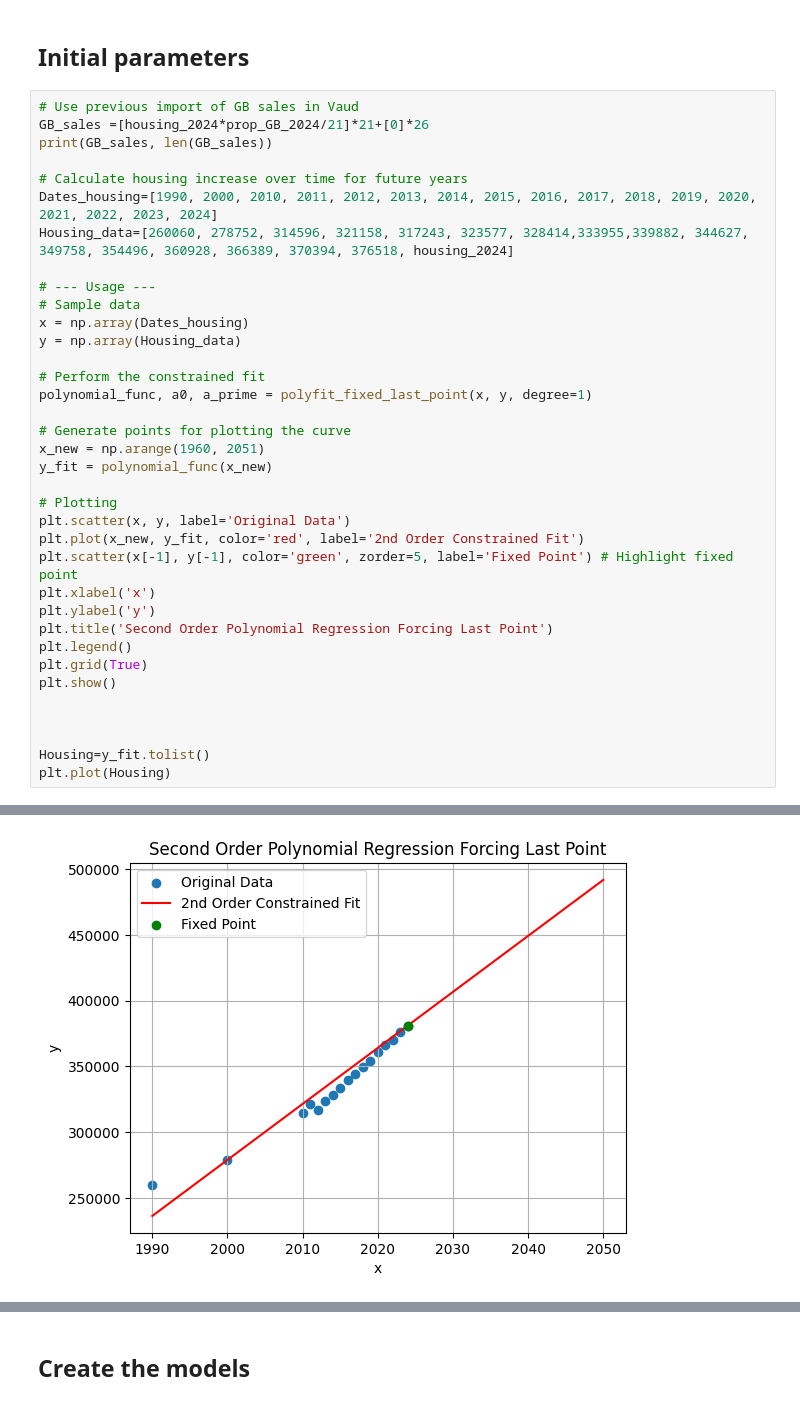
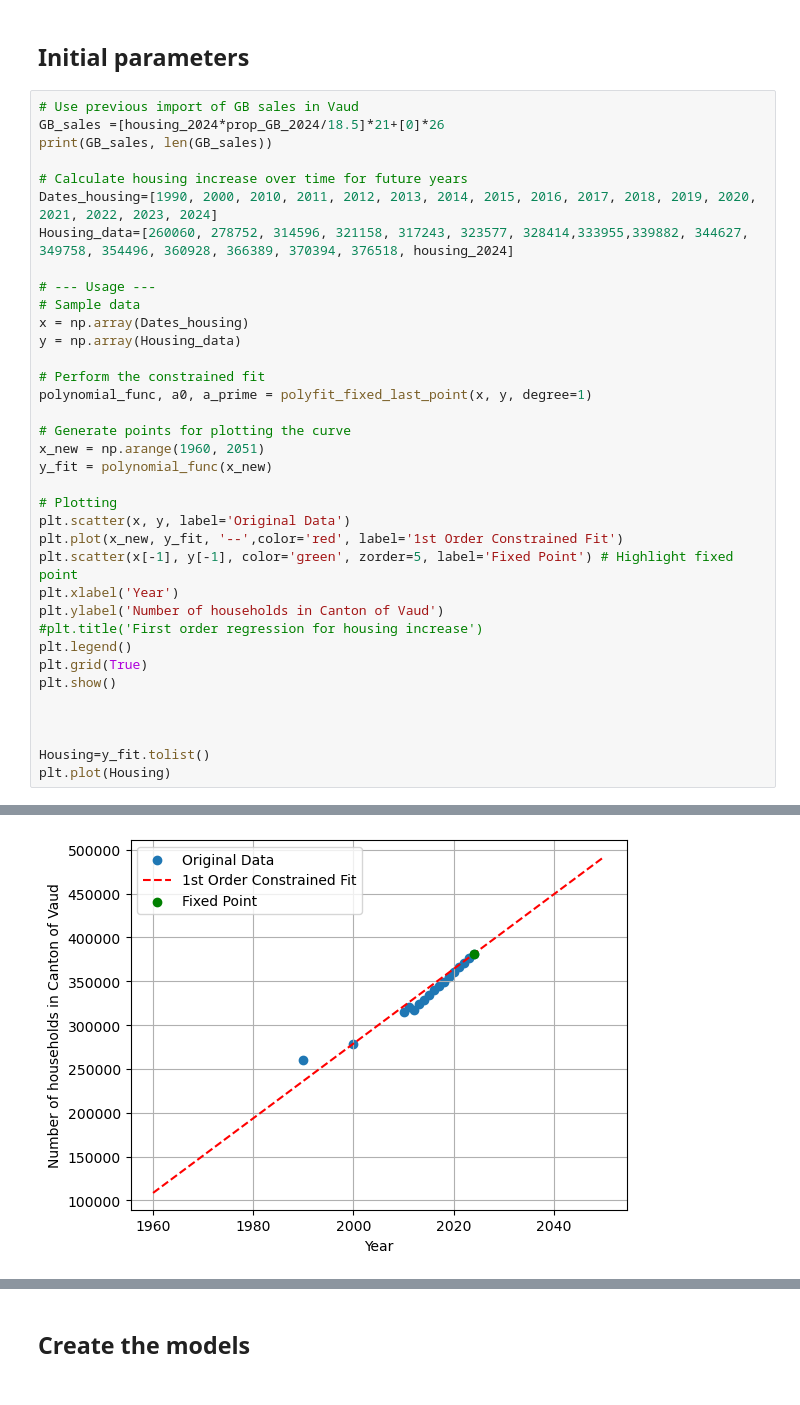
Before and after one commit to Margaux-Ccd/MFA_HeatPumps, a Jupyter notebook: Dynamic_MFA/Dynamic_HP.ipynb, the cells around one changed output, grey strips where cells are left out. Saved outputs shown, nothing was run; the diff lists cells and outputs as text.

Commit message:
change converted households and plot params

```diff
--- a/Dynamic_MFA/Dynamic_HP.ipynb
+++ b/Dynamic_MFA/Dynamic_HP.ipynb
@@ -72,7 +72,7 @@ def polyfit_fixed_last_point(x, y, degree=2):
 ## Initial parameters
 # %%
 # Use previous import of GB sales in Vaud
-GB_sales =[housing_2024*prop_GB_2024/21]*21+[0]*26
+GB_sales =[housing_2024*prop_GB_2024/18.5]*21+[0]*26
 print(GB_sales, len(GB_sales))
 
 # Calculate housing increase over time for future years
@@ -93,11 +93,11 @@ y_fit = polynomial_func(x_new)
 
 # Plotting
 plt.scatter(x, y, label='Original Data')
-plt.plot(x_new, y_fit, color='red', label='2nd Order Constrained Fit')
+plt.plot(x_new, y_fit, '--',color='red', label='1st Order Constrained Fit')
 plt.scatter(x[-1], y[-1], color='green', zorder=5, label='Fixed Point') # Highlight fixed point
-plt.xlabel('x')
-plt.ylabel('y')
-plt.title('Second Order Polynomial Regression Forcing Last Point')
+plt.xlabel('Year')
+plt.ylabel('Number of households in Canton of Vaud')
+#plt.title('First order regression for housing increase')
 plt.legend()
 plt.grid(True)
 plt.show()
@@ -111,2 +111,2 @@ plt.plot(Housing)
-[figure, old version]
+[figure, new version]
 [<matplotlib.lines.Line2D at 0x...>]
```
Also changed, not shown: parts of 19 cells of this notebook.
